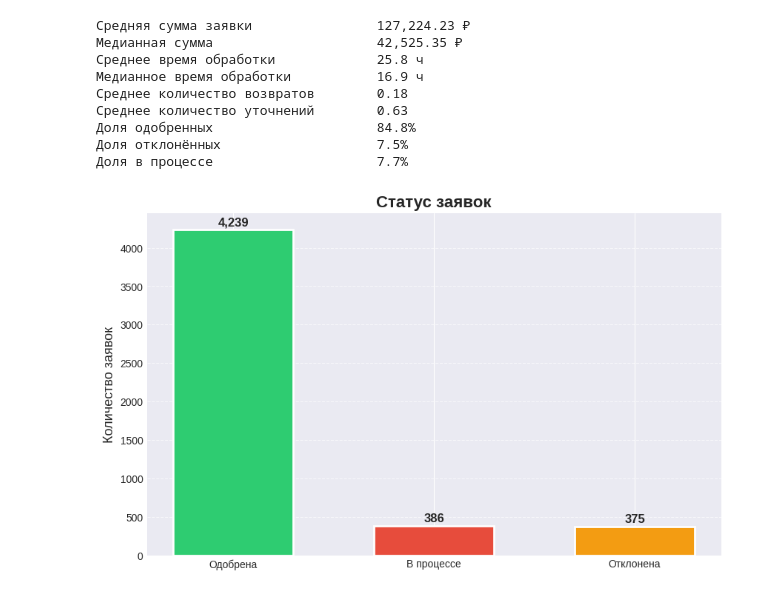
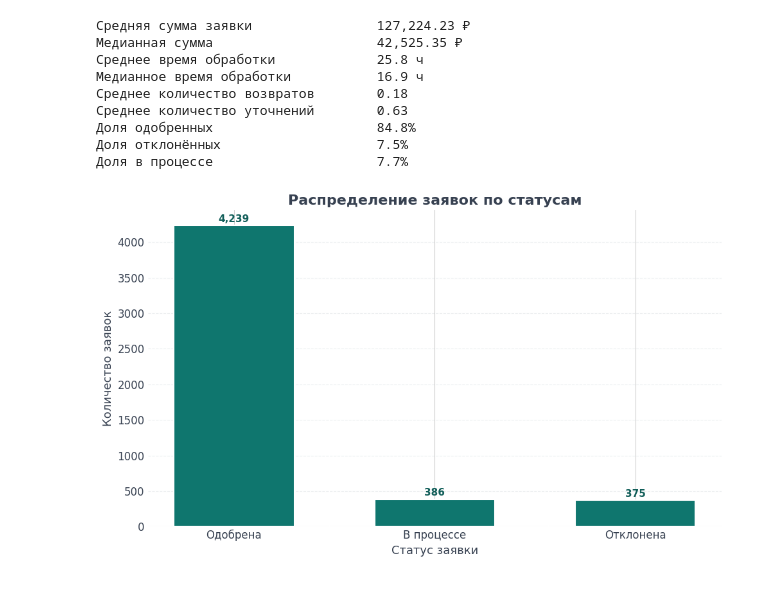
Before and after one commit to Maria27273/procurement-process-analysis, a Jupyter notebook: python/data_analysis.ipynb, the cells around one changed output. Cells and saved outputs as stored; diff of their text form; code cells hidden in the pictures.

```diff
--- a/python/data_analysis.ipynb
+++ b/python/data_analysis.ipynb
@@ -6,9 +6,6 @@ import seaborn as sns
 from datetime import datetime
 # %%
 df= pd.read_csv('procurement_requests_5000.csv',parse_dates=['request_date'])
-# %%
-plt.style.use('seaborn-v0_8-darkgrid')
-sns.set_palette("viridis")
 # %%
 print(f'Всего заявок: {len(df):,}')
 print(f'Период: с {df["request_date"].min().date()} по {df["request_date"].max().date()}')
@@ -43,33 +40,50 @@ for key, value in stats.items():
 Доля в процессе                     7.7%
 # %%
 plt.figure(figsize=(10, 6))
+
 status_counts = df['final_status'].value_counts()
-status_colors = ['#2ECC71', '#E74C3C', '#F39C12']
+
 bars = plt.bar(
     status_counts.index,
     status_counts.values,
-    color=status_colors,
+    color='#0F766E',
     edgecolor='white',
-    linewidth=2,
+    linewidth=1.5,
     width=0.6
 )
-plt.title('Статус заявок', fontsize=16, fontweight='bold')
-plt.ylabel('Количество заявок', fontsize=13)
-plt.grid(axis='y', linestyle='--', alpha=0.7)
+
+plt.title(
+    'Распределение заявок по статусам',
+    fontsize=16,
+    fontweight='bold'
+)
+
+plt.xlabel('Статус заявки')
+plt.ylabel('Количество заявок')
+
+plt.grid(
+    axis='y',
+    linestyle='--',
+    alpha=0.4,
+    color='#D1D5DB'
+)
 
 for bar, count in zip(bars, status_counts.values):
     plt.text(
-        bar.get_x() + bar.get_width()/2,
+        bar.get_x() + bar.get_width() / 2,
         bar.get_height() + 20,
         f'{count:,}',
         ha='center',
         va='bottom',
-        fontsize=12,
-        fontweight='bold'
+        fontsize=11,
+        fontweight='bold',
+        color='#115E59'
     )
+
+plt.tight_layout()
 plt.show()
 # %% [output]
-[figure, old version]
+[figure, new version]
 # %%
 plt.figure(figsize=(10, 6))
 
```
Also changed, not shown: parts of 8 cells of this notebook.
